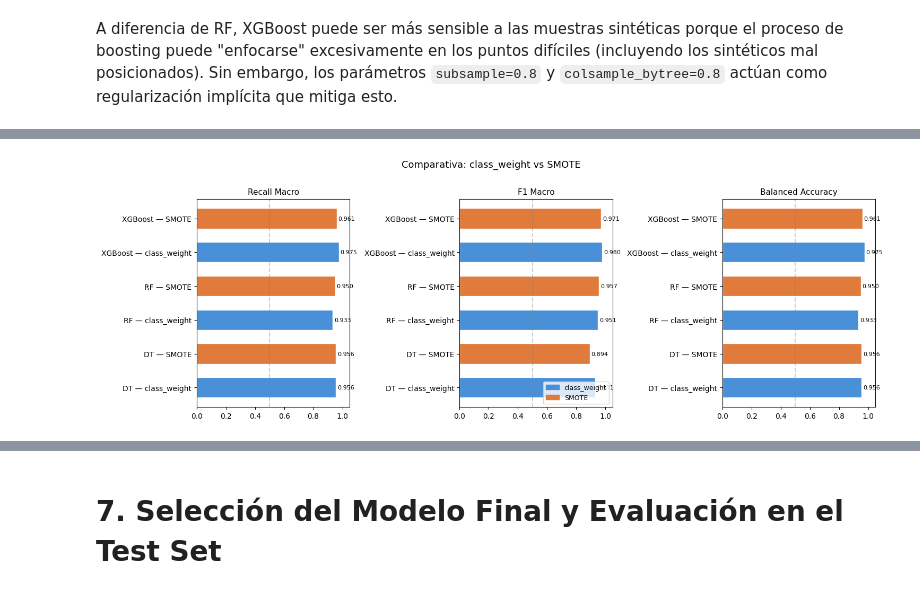
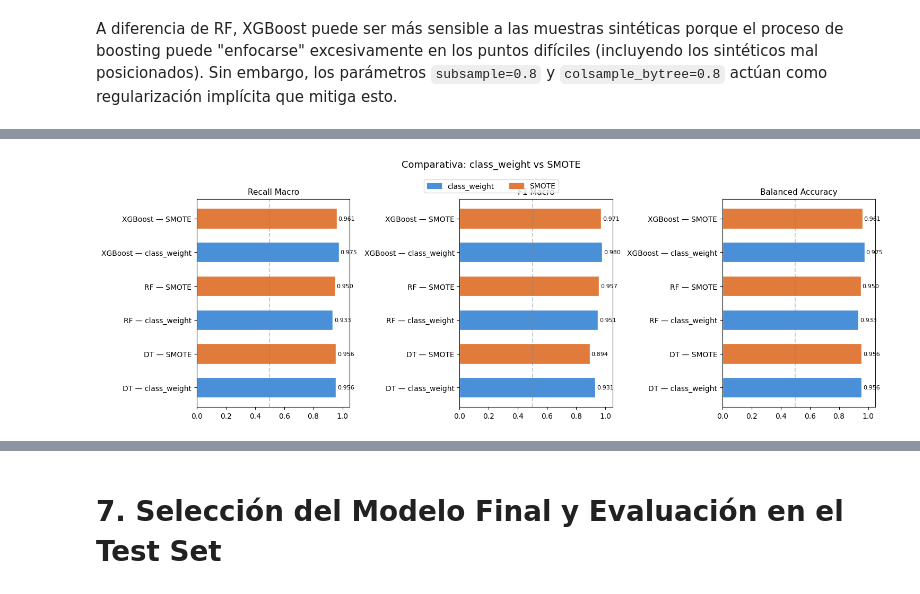
Before and after one commit to jotaeleb/tif-ciencias-de-datos, a Jupyter notebook: notebooks/proyecto_modelado.ipynb, the cells around one changed output, grey strips where cells are left out. Drawn from its saved outputs; the diff is of its cells as text; code cells hidden in the pictures.

Commit message:
Se modifica la leyenda en el grafico en la comparativa.

```diff
--- a/notebooks/proyecto_modelado.ipynb
+++ b/notebooks/proyecto_modelado.ipynb
@@ -784,28 +782,33 @@ Comparativa 1ra Interacción (class_weight) vs 2da Interacción (SMOTE)
 # %%
 # Gráfico comparativo
 fig, axes = plt.subplots(1, 3, figsize=(15, 5))
 metricas_plot = ['Recall Macro', 'F1 Macro', 'Balanced Accuracy']
 
 for ax, metrica in zip(axes, metricas_plot):
     colores = ['#4A90D9' if e == 'class_weight' else '#E07B3B'
                for e in comparativa_12['Estrategia']]
     bars = ax.barh(comparativa_12['Modelo'], comparativa_12[metrica],
                    color=colores, edgecolor='white', height=0.6)
     ax.set_xlim(0, 1.05)
     ax.set_title(metrica, fontsize=11)
     ax.axvline(0.5, color='grey', linestyle='--', alpha=0.4)
     for bar in bars:
         w = bar.get_width()
         ax.text(w + 0.01, bar.get_y() + bar.get_height()/2,
                 f'{w:.3f}', va='center', fontsize=8)
 
-# Leyenda manual
+# Leyenda
 leyenda = [Patch(color='#4A90D9', label='class_weight'),
            Patch(color='#E07B3B', label='SMOTE')]
-axes[1].legend(handles=leyenda, loc='lower right', fontsize=9)
+fig.legend(handles=leyenda,
+           loc='upper center',
+           bbox_to_anchor=(0.5, 0.95),
+           ncol=2,
+           fontsize=10,
+           frameon=True)
 
 plt.suptitle("Comparativa: class_weight vs SMOTE", fontsize=13, y=1.01)
 plt.tight_layout()
 plt.show()
 # %% [output]
-[figure, old version]
+[figure, new version]
```
Also changed, not shown: parts of 9 cells of this notebook.
